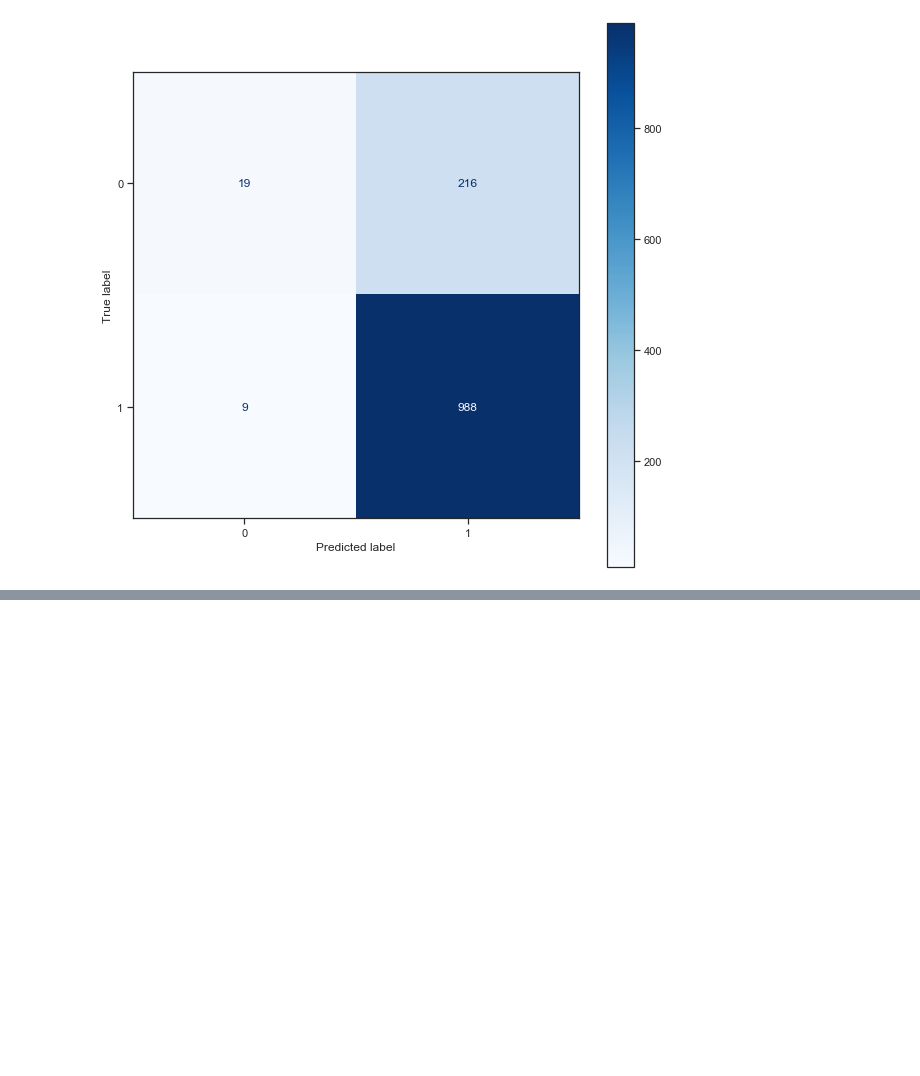
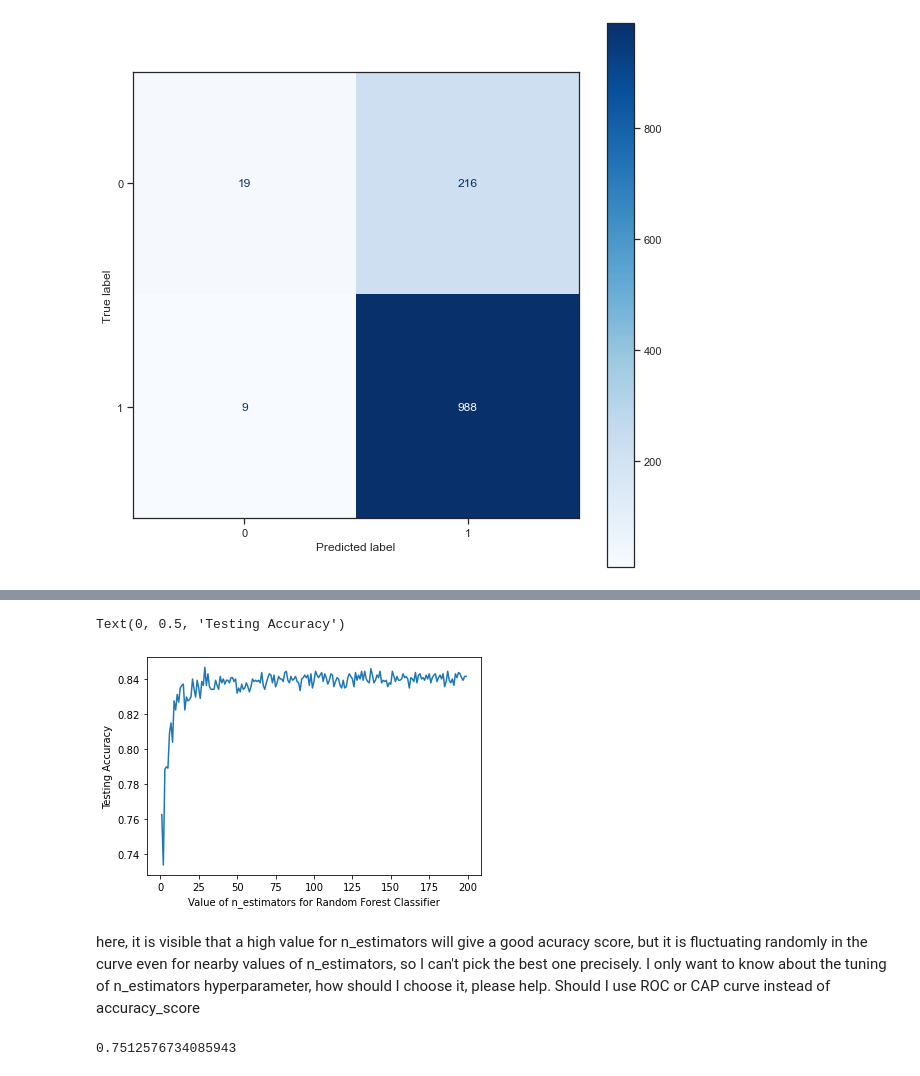
Before and after one commit to rahmaldrs/hoax-detection, a Jupyter notebook: Metode.ipynb, the cells around one changed output, grey strips where cells are left out. Drawn from its saved outputs; the diff is of its cells as text; code cells hidden in the pictures; blank space fills up the shorter version.

Commit message:
menambah kurva AUC pada RF untuk melihat n_estimator dam maxdepth

```diff
--- a/Metode.ipynb
+++ b/Metode.ipynb
@@ -507,0 +555,23 @@ plt.show()
+# %%
+from sklearn.ensemble import RandomForestClassifier
+from sklearn.metrics import accuracy_score
+scores =[]
+for k in range(1, 200):
+    rfc = RandomForestClassifier(n_estimators=k)
+    rfc.fit(X_train, y_train)
+    y_pred = rfc.predict(X_test)
+    scores.append(accuracy_score(y_test, y_pred))
+
+import matplotlib.pyplot as plt
+%matplotlib inline
+
+# plot the relationship between K and testing accuracy
+# plt.plot(x_axis, y_axis)
+plt.plot(range(1, 200), scores)
+plt.xlabel('Value of n_estimators for Random Forest Classifier')
+plt.ylabel('Testing Accuracy')
+# %% [output]
+Text(0, 0.5, 'Testing Accuracy')
+[figure, added]
+# %% [markdown]
+here, it is visible that a high value for n_estimators will give a good acuracy score, but it is fluctuating randomly in the curve even for nearby values of n_estimators, so I can't pick the best one precisely. I only want to know about the tuning of n_estimators hyperparameter, how should I choose it, please help. Should I use ROC or CAP curve instead of accuracy_score
@@ -507,0 +589,7 @@ plt.show()
+# %%
+from sklearn.metrics import roc_curve, auc
+false_positive_rate, true_positive_rate, thresholds = roc_curve(y_test, y_pred)
+roc_auc = auc(false_positive_rate, true_positive_rate)
+roc_auc
+# %% [output]
+0.7512576734085943
```
Also changed, not shown: parts of 10 cells of this notebook.
